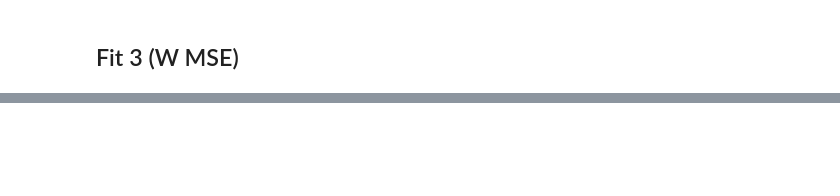
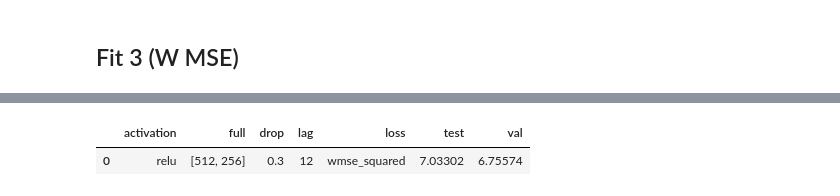
Before and after one commit to bejar/Wind, a Jupyter notebook: Notebooks/Tunning/ParameterTunningMLPs2s.ipynb, the cells around one changed output, grey strips where cells are left out. Cells and saved outputs as stored; diff of their text form; code cells hidden in the pictures; blank space fills up the shorter version.

```diff
--- a/Notebooks/Tunning/ParameterTunningMLPs2s.ipynb
+++ b/Notebooks/Tunning/ParameterTunningMLPs2s.ipynb
@@ -174,0 +209,10 @@ py.iplot([trace], filename='basic-scatter')
+# %%
+query={'experiment':'mlps2swmse3'}
+
+results = DBResults(conn=mongolocaltest)
+#results = DBResults()
+
+results.retrieve_results_dataframe(query, arch=['drop', 'full', 'activation', 'loss'], data=['lag'])
+# %%
+a=results.exp_df.groupby(['site','activation','drop','full','lag', 'loss'],as_index=False).sum()
+a.drop(columns=['hour', 'site'], inplace=True)
@@ -174,0 +226,6 @@ py.iplot([trace], filename='basic-scatter')
+# %%
+b =a.groupby(by=['activation','full', 'drop','lag', 'loss'],as_index=False).mean()
+b.style.highlight_max()
+# %% [output]
+|  | activation | full | drop | lag | loss | test | val |
+| 0 | relu | [512, 256] | 0.3 | 12 | wmse_squared | 7.03302 | 6.75574 |
```
Also changed, not shown: parts of 14 cells of this notebook, 2 other files.
